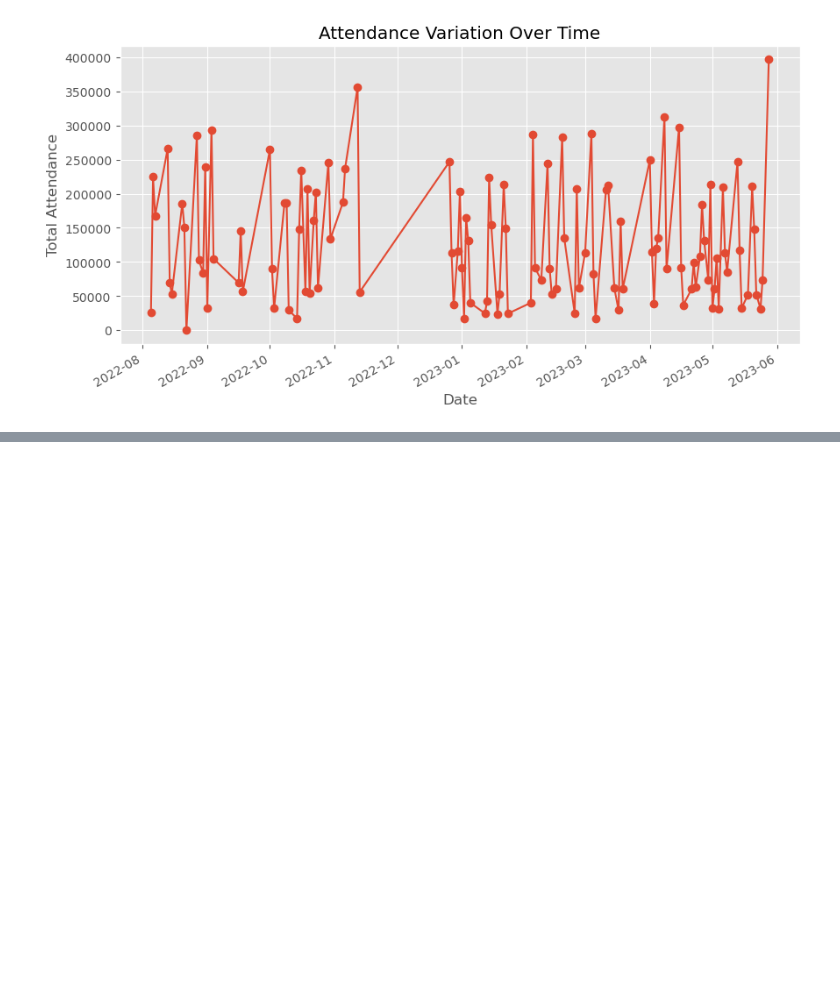
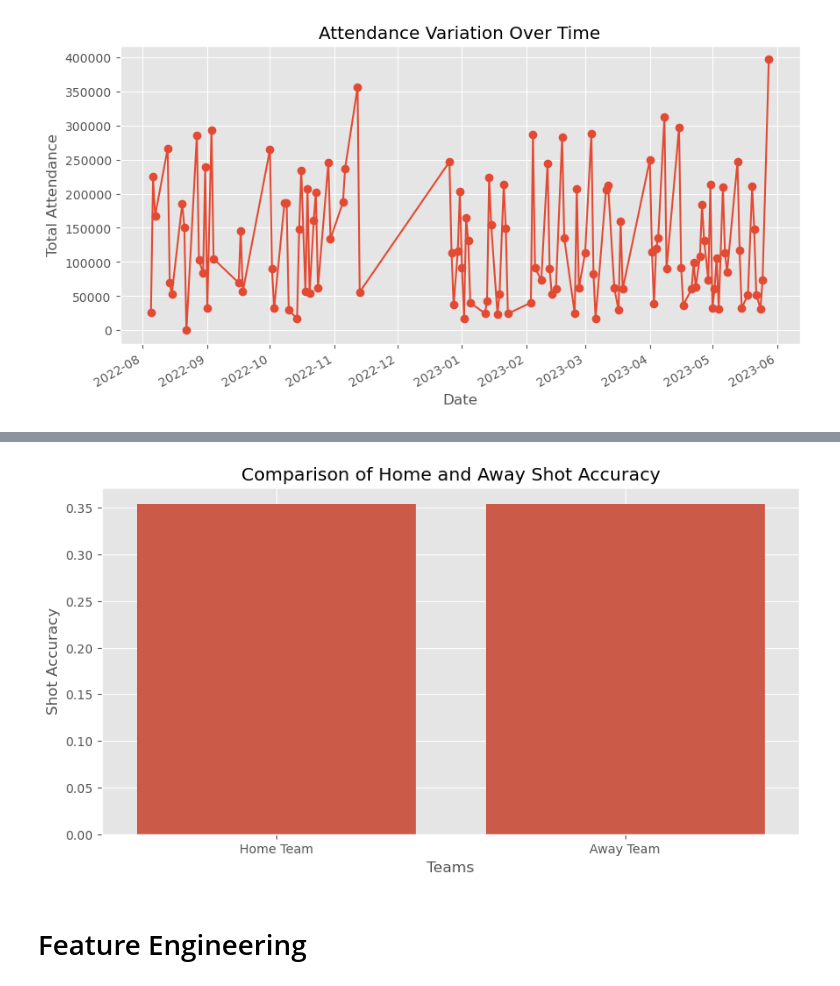
Before and after one commit to Snkiha/Premier-League-Win-Prediction, a Jupyter notebook: premierLeague_LogR.ipynb, the cells around one changed output, grey strips where cells are left out. Drawn from its saved outputs; the diff is of its cells as text; code cells hidden in the pictures; blank space fills up the shorter version.

Commit message:
Completed Feature Engineering

```diff
--- a/premierLeague_LogR.ipynb
+++ b/premierLeague_LogR.ipynb
@@ -192,0 +136,16 @@ df[['Home Team', 'Goals Home', 'Away Team', 'Away Goals', 'target']].head()
+# %%
+# Comparing Home and Away Shot Accuracy
+df['home_shot_accuracy'] = df['home_on'] / df['home_shots']
+df['away_shot_accuracy'] = df['away_on'] / df['away_shots']
+
+plt.figure(figsize = (10, 5))
+sns.barplot(x = ['Home Team', 'Away Team'], y = [df['home_shot_accuracy'].mean(), df['away_shot_accuracy'].mean()])
+plt.title('Comparison of Home and Away Shot Accuracy')
+plt.xlabel('Teams')
+plt.ylabel('Shot Accuracy')
+plt.grid(True)
+plt.show()
+# %% [output]
+[figure, added]
+# %% [markdown]
+# Feature Engineering
```
Also changed, not shown: parts of 21 cells of this notebook.
